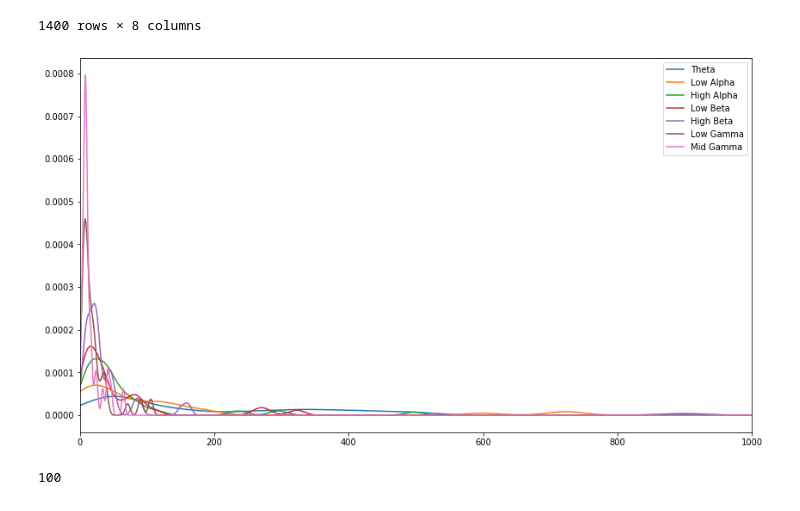
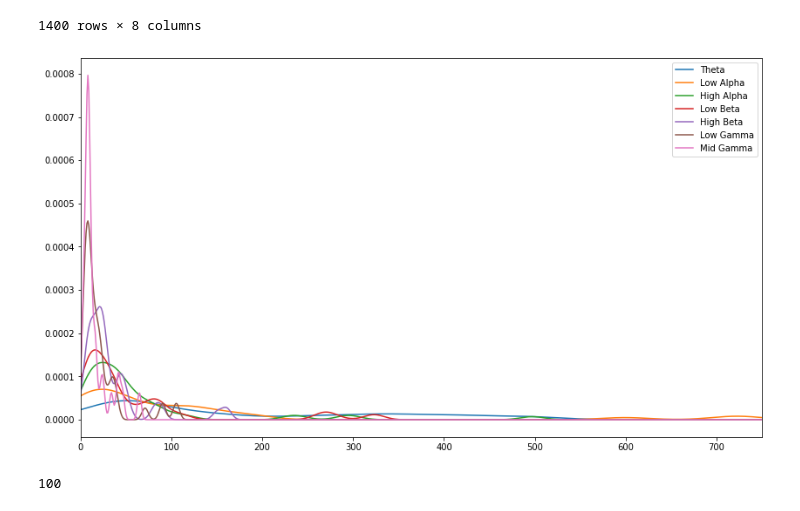
Before and after one commit to c1rowe/cogs189final, a Jupyter notebook: data_exploration_averaging.ipynb, the cells around one changed output. Saved outputs shown, nothing was run; the diff lists cells and outputs as text; code cells hidden in the pictures.

```diff
--- a/data_exploration.ipynb
+++ b/data_exploration_averaging.ipynb
@@ -223,10 +222,10 @@ density_df.iloc[:1400,:]
 1400 rows × 8 columns
 # %%
 density_df.iloc[:,:-1].plot(figsize=(14,8))
-plt.xlim(0,1000)
+plt.xlim(0,750)
 plt.show()
 # %% [output]
-[figure, old version]
+[figure, new version]
 # %%
 step
 # %% [output]
```
Also changed, not shown: parts of 2 cells of this notebook, 2 other files.
